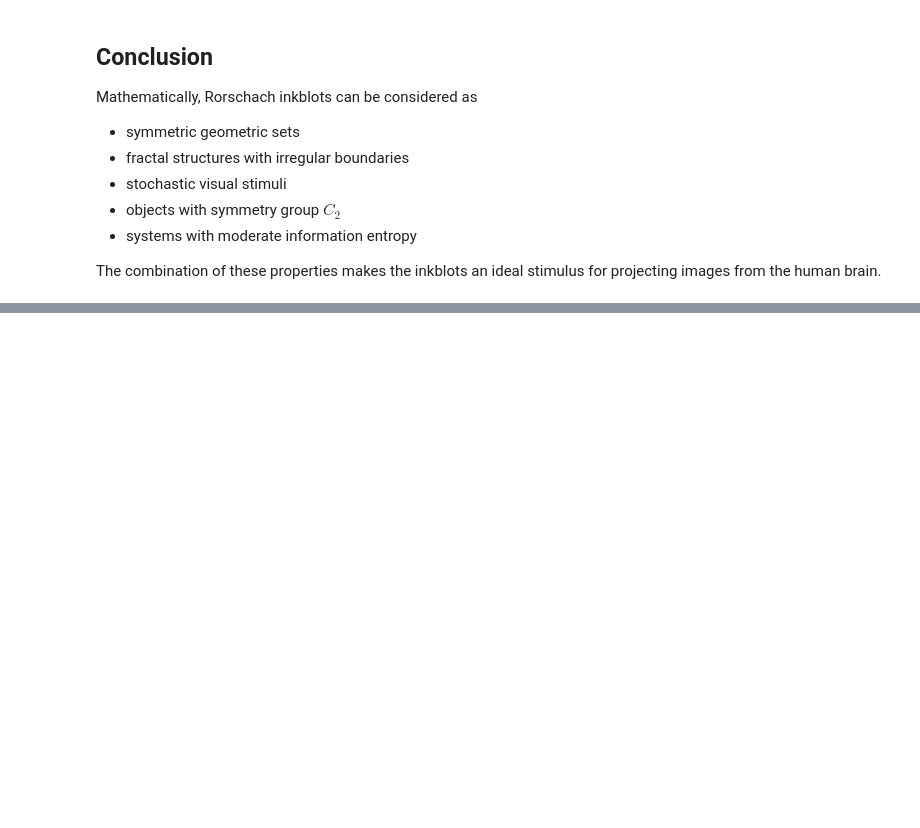
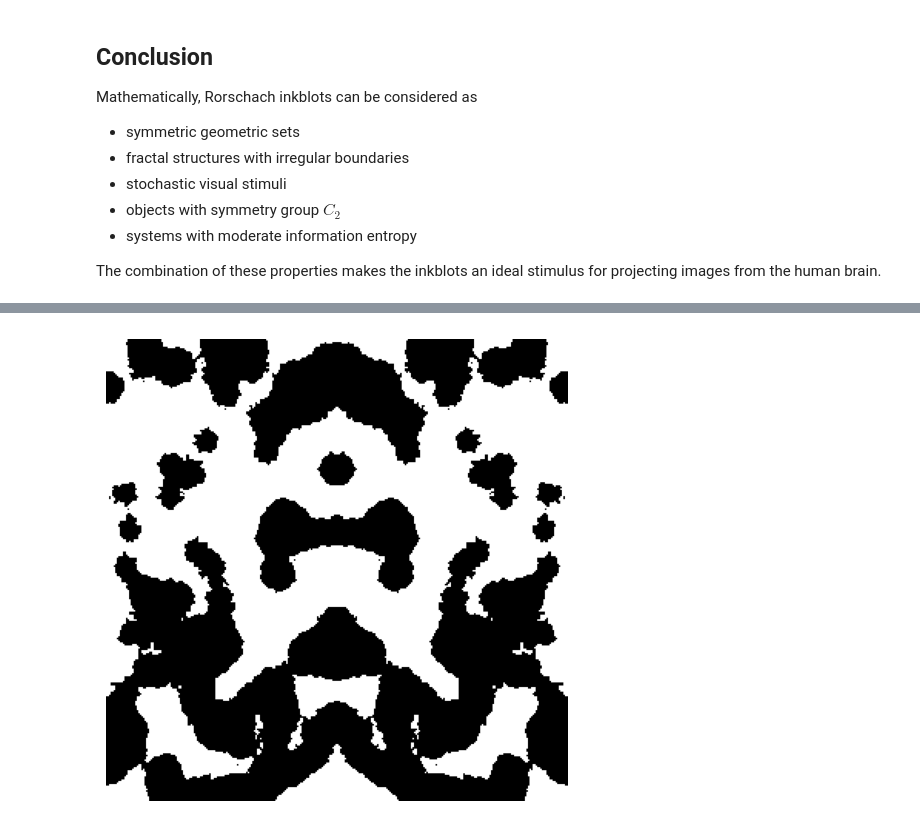
Before and after one commit to HrisiIlieva/Rorschach-inkblot, a Jupyter notebook: project.ipynb, the cells around one changed output, grey strips where cells are left out. Saved outputs shown, nothing was run; the diff lists cells and outputs as text; code cells hidden in the pictures; blank space fills up the shorter version.

```diff
--- a/project.ipynb
+++ b/project.ipynb
@@ -211,0 +377,65 @@ The combination of these properties makes the inkblots an ideal stimulus for pro
+# %%
+# grid size
+n = 300
+
+# initial ink concentration
+u = np.zeros((n, n//2))
+
+num_seeds = 100
+for _ in range(num_seeds):
+    x = np.random.randint(0, n)
+    y = np.random.randint(0, n//2)
+    u[x, y] = 1.0
+
+# diffusion parameters
+D = 1.4
+dt = 0.1
+steps = 200
+
+# diffusion simulation
+for _ in range(steps):
+    u += D * laplace(u) * dt
+
+# normalization
+u = (u - u.min()) / (u.max() - u.min())
+
+# fractal noise
+
+def fractal_noise(shape, octaves=4):
+    noise = np.zeros(shape)
+    amplitude = 1
+    total_amp = 0
+
+    for i in range(octaves):
+        random_layer = np.random.rand(*shape)
+        smooth_layer = gaussian_filter(random_layer, sigma=2**i)
+
+        noise += amplitude * smooth_layer
+        total_amp += amplitude
+        amplitude /= 2
+
+    return noise / total_amp
+
+noise = fractal_noise(u.shape)
+
+# add fractal noise
+alpha = 0.4
+u = u + alpha * noise
+
+# normalization
+u = (u - u.min()) / (u.max() - u.min())
+
+# threshold
+threshold = 0.2
+blob = u > threshold
+
+# mirror symmetry
+ink = np.concatenate((blob, np.fliplr(blob)), axis=1)
+
+# visualization
+plt.figure(figsize=(6,6))
+plt.imshow(ink, cmap="binary")
+plt.axis("off")
+plt.show()
+# %% [output]
+[figure, added]
```
Also changed, not shown: parts of 18 cells of this notebook.
